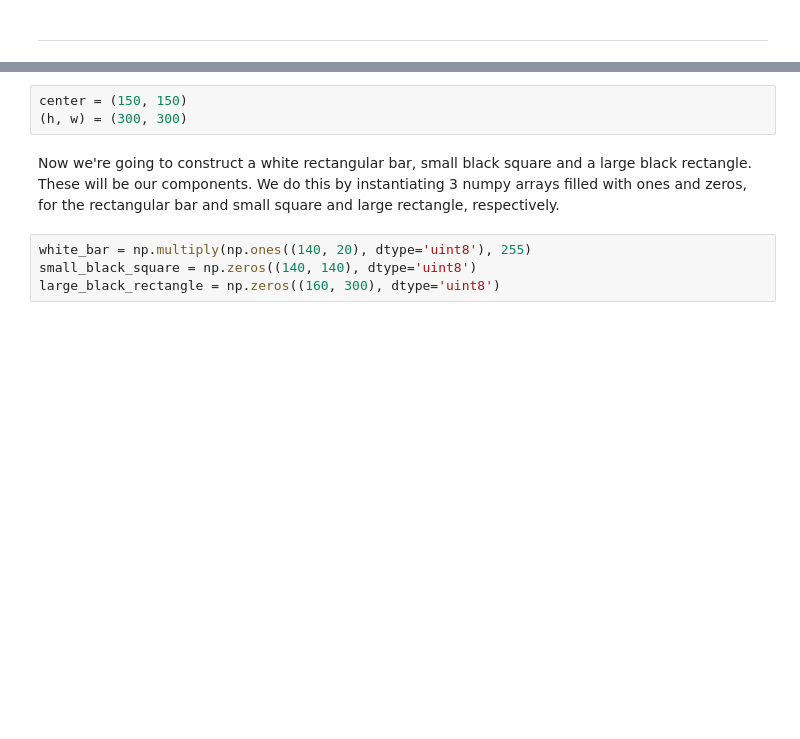
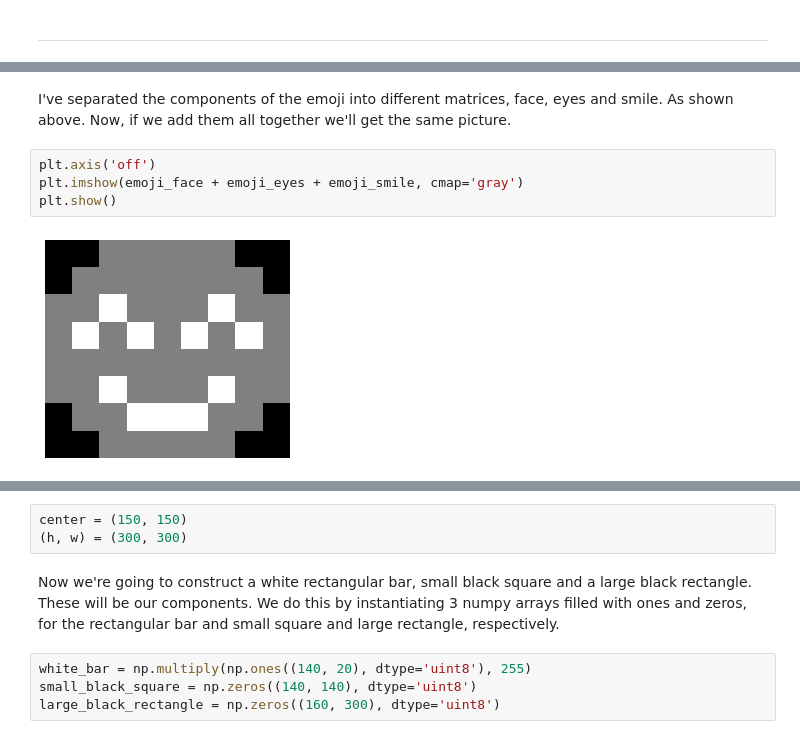
Before and after one commit to jonathanwvos/first_principles, a Jupyter notebook: Matrices.ipynb, the cells around one changed output, grey strips where cells are left out. Cells and saved outputs as stored; diff of their text form; blank space fills up the shorter version.

```diff
--- a/Matrices.ipynb
+++ b/Matrices.ipynb
@@ -791,0 +786,8 @@ IndexError: too many indices for array
+# %% [markdown]
+I've separated the components of the emoji into different matrices, face, eyes and smile. As shown above. Now, if we add them all together we'll get the same picture.
+# %%
+plt.axis('off')
+plt.imshow(emoji_face + emoji_eyes + emoji_smile, cmap='gray')
+plt.show()
+# %% [output]
+[figure, added]
```
Also changed, not shown: parts of 24 cells of this notebook.
